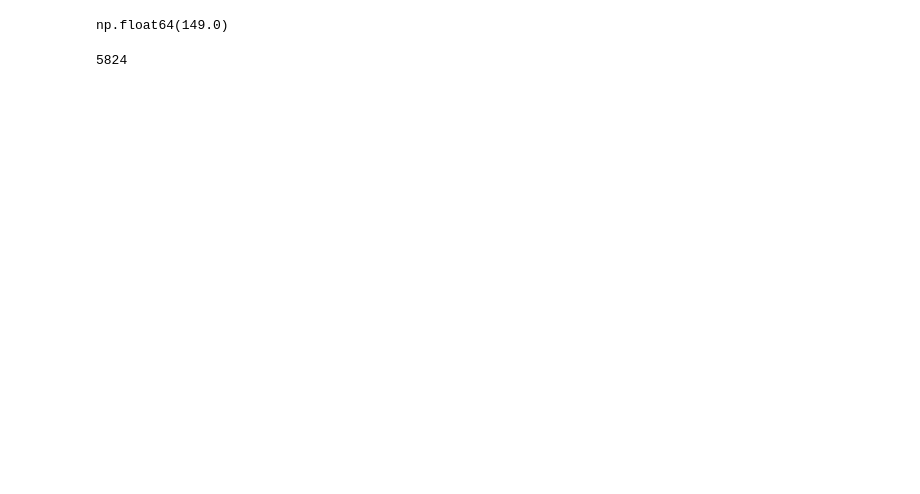
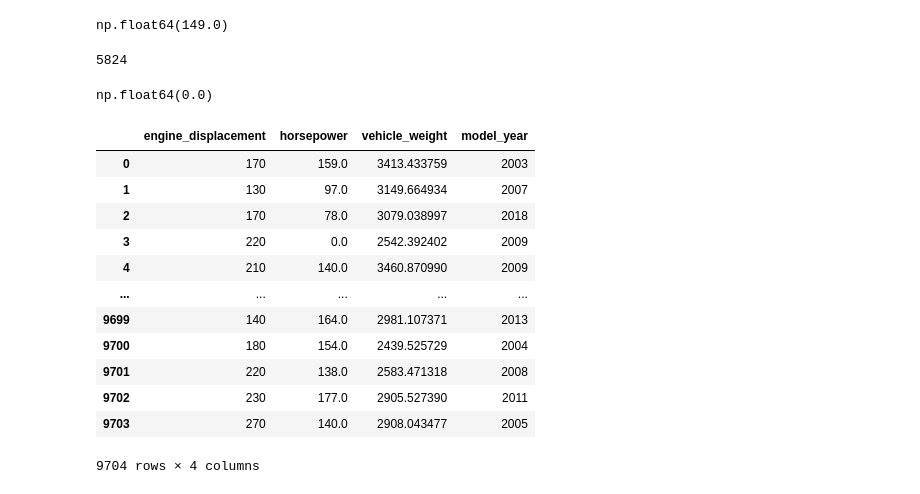
Before and after one commit to okechukwu-okolie/samuel-okolie-machine-learning-homework, a Jupyter notebook: 02-homework/homework2.ipynb, the cells around one changed output. Saved outputs shown, nothing was run; the diff lists cells and outputs as text; code cells hidden in the pictures; blank space fills up the shorter version.

```diff
--- a/02-homework/homework2.ipynb
+++ b/02-homework/homework2.ipynb
@@ -111,3 +121,33 @@ num_train = num -(num_val + num_test)
 num_train
 # %% [output]
 5824
+# %%
+# FINDING THE SQUARE OF THE ERROR BETWEEN THE hp_filled_with_zero and hp_filled_with_mean
+sq_error = (hp_filled_with_zero - hp_filled_with_mean)** 2
+
+# calculate the mean of the squared error
+mse = sq_error.mean()
+
+# # calculate the square root of the MSE
+RMSE = np.sqrt(mse)
+
+RMSE
+# %% [output]
+np.float64(0.0)
+# %%
+# THE NEW TABLE WE ARE WORKING WITH IS
+new_df.fillna(0)
+# %% [output]
+|  | engine_displacement | horsepower | vehicle_weight | model_year |
+| 0 | 170 | 159.0 | 3413.433759 | 2003 |
+| 1 | 130 | 97.0 | 3149.664934 | 2007 |
+| 2 | 170 | 78.0 | 3079.038997 | 2018 |
+| 3 | 220 | 0.0 | 2542.392402 | 2009 |
+| 4 | 210 | 140.0 | 3460.870990 | 2009 |
+| ... | ... | ... | ... | ... |
+| 9699 | 140 | 164.0 | 2981.107371 | 2013 |
+| 9700 | 180 | 154.0 | 2439.525729 | 2004 |
+| 9701 | 220 | 138.0 | 2583.471318 | 2008 |
+| 9702 | 230 | 177.0 | 2905.527390 | 2011 |
+| 9703 | 270 | 140.0 | 2908.043477 | 2005 |
+9704 rows × 4 columns
```
Also changed, not shown: parts of 3 cells of this notebook, 1 other file.
